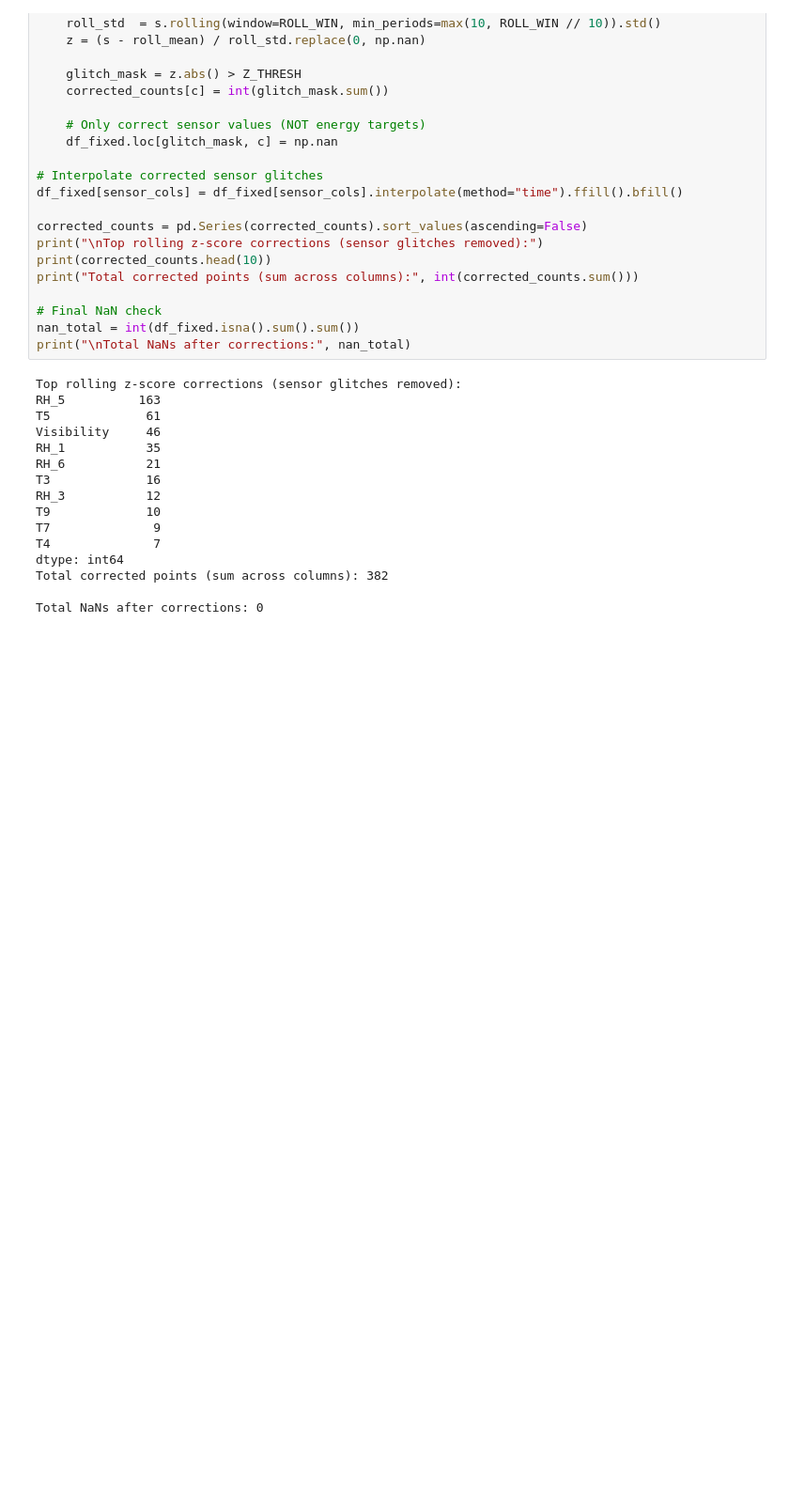
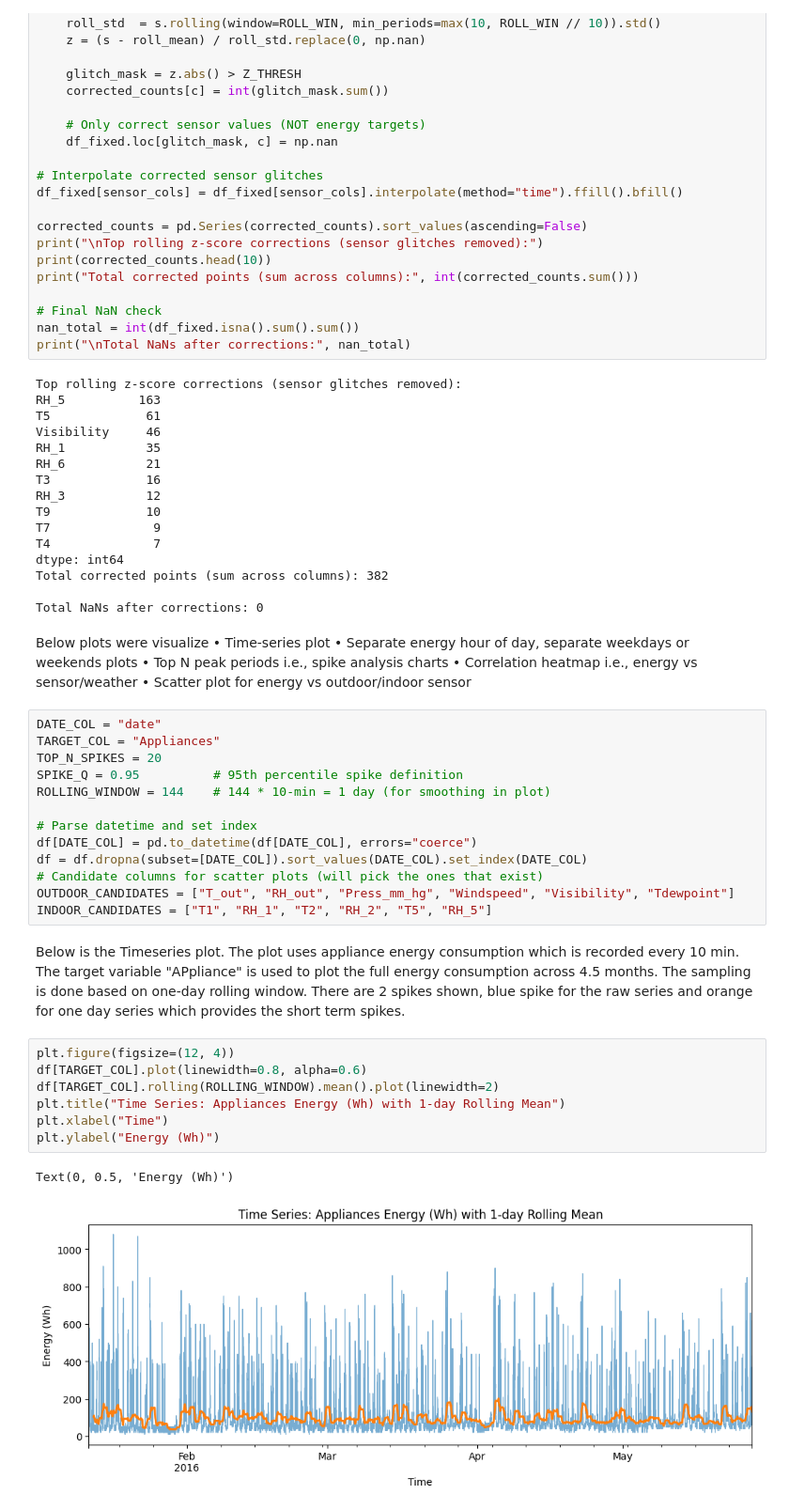
Before and after one commit to ibimohamed83/Data_Analytics_project, a Jupyter notebook: smart_home.ipynb, the cells around one changed output. Shown at 94% size. Cells and saved outputs as stored; diff of their text form; blank space fills up the shorter version.

Commit message:
Updated the doce with data visuaization plot. Added the screenshot of the plot to use in the report

```diff
--- a/smart_home.ipynb
+++ b/smart_home.ipynb
@@ -303,3 +305,35 @@ dtype: int64
 Total corrected points (sum across columns): 382
 
 Total NaNs after corrections: 0
+# %% [markdown]
+Below plots were visualize
+• Time-series plot
+• Separate energy hour of day, separate weekdays or weekends plots
+• Top N peak periods i.e., spike analysis charts
+• Correlation heatmap i.e., energy vs sensor/weather
+• Scatter plot for energy vs outdoor/indoor sensor
+# %%
+DATE_COL = "date"
+TARGET_COL = "Appliances"
+TOP_N_SPIKES = 20
+SPIKE_Q = 0.95          # 95th percentile spike definition
+ROLLING_WINDOW = 144    # 144 * 10-min = 1 day (for smoothing in plot)
+
+# Parse datetime and set index
+df[DATE_COL] = pd.to_datetime(df[DATE_COL], errors="coerce")
+df = df.dropna(subset=[DATE_COL]).sort_values(DATE_COL).set_index(DATE_COL)
+# Candidate columns for scatter plots (will pick the ones that exist)
+OUTDOOR_CANDIDATES = ["T_out", "RH_out", "Press_mm_hg", "Windspeed", "Visibility", "Tdewpoint"]
+INDOOR_CANDIDATES = ["T1", "RH_1", "T2", "RH_2", "T5", "RH_5"]
+# %% [markdown]
+Below is the Timeseries plot.  The plot uses appliance energy consumption which is recorded every 10 min. The target variable "APpliance" is used to plot the full energy consumption across 4.5 months. The sampling is done based on one-day rolling window. There are 2 spikes shown, blue spike for the raw series and orange for one day series which provides the short term spikes.
+# %%
+plt.figure(figsize=(12, 4))
+df[TARGET_COL].plot(linewidth=0.8, alpha=0.6)
+df[TARGET_COL].rolling(ROLLING_WINDOW).mean().plot(linewidth=2)
+plt.title("Time Series: Appliances Energy (Wh) with 1-day Rolling Mean")
+plt.xlabel("Time")
+plt.ylabel("Energy (Wh)")
+# %% [output]
+Text(0, 0.5, 'Energy (Wh)')
+[figure, added]
```
Also changed, not shown: parts of 9 cells of this notebook, 10 other files.
